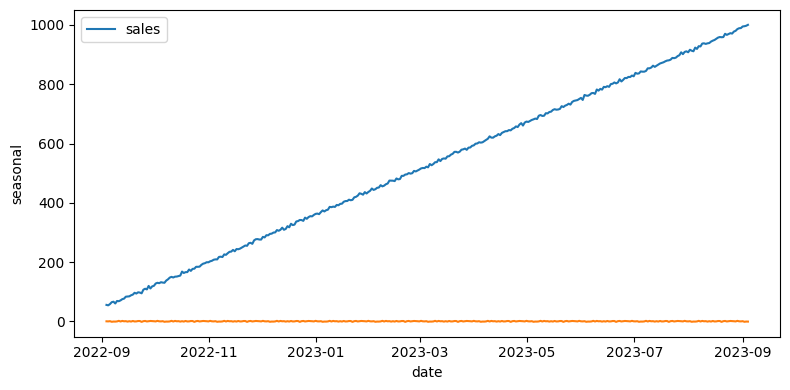
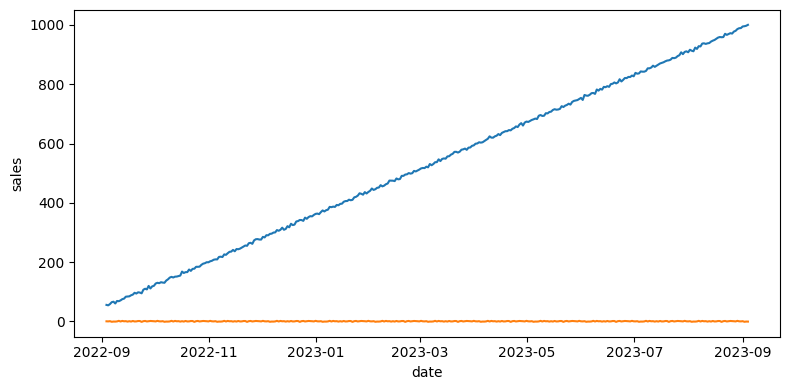
Unified diff of the notebook cell whose output changed from the first chart to the second:
--- before
+++ after
@@ -3,5 +3,6 @@
 fig, axis = plt.subplots(figsize = (8, 4))
 
-sns.lineplot(data = df) # Representa las ventas
+sns.lineplot(data = df["sales"
+                       ]) # Representa las ventas
 sns.lineplot(data = seasonal)
 

Commit: completed